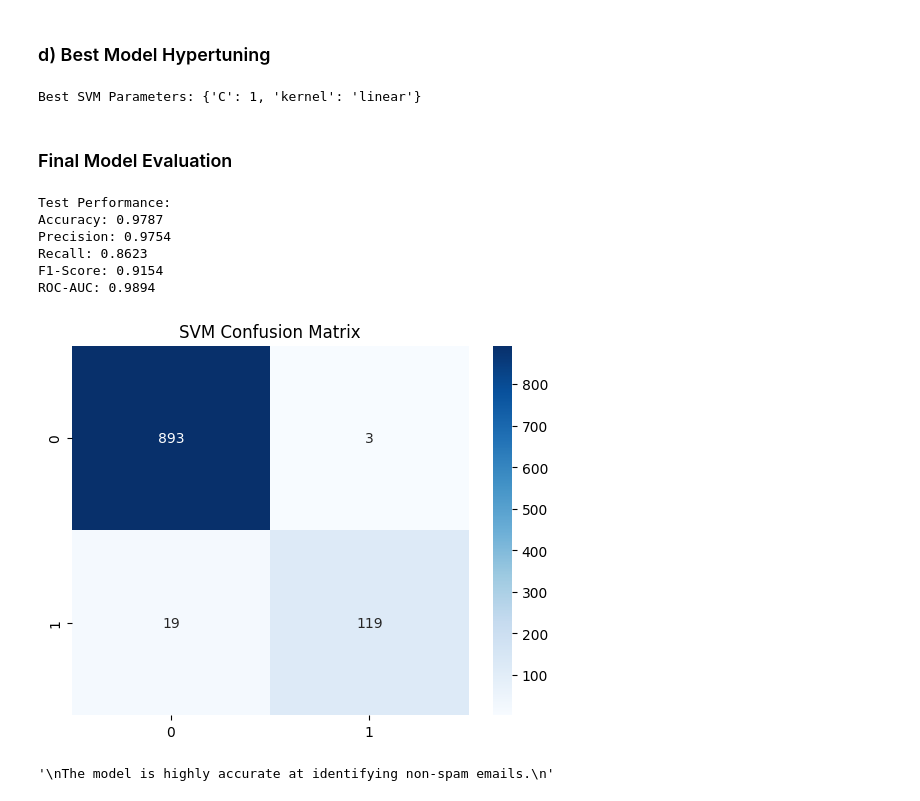
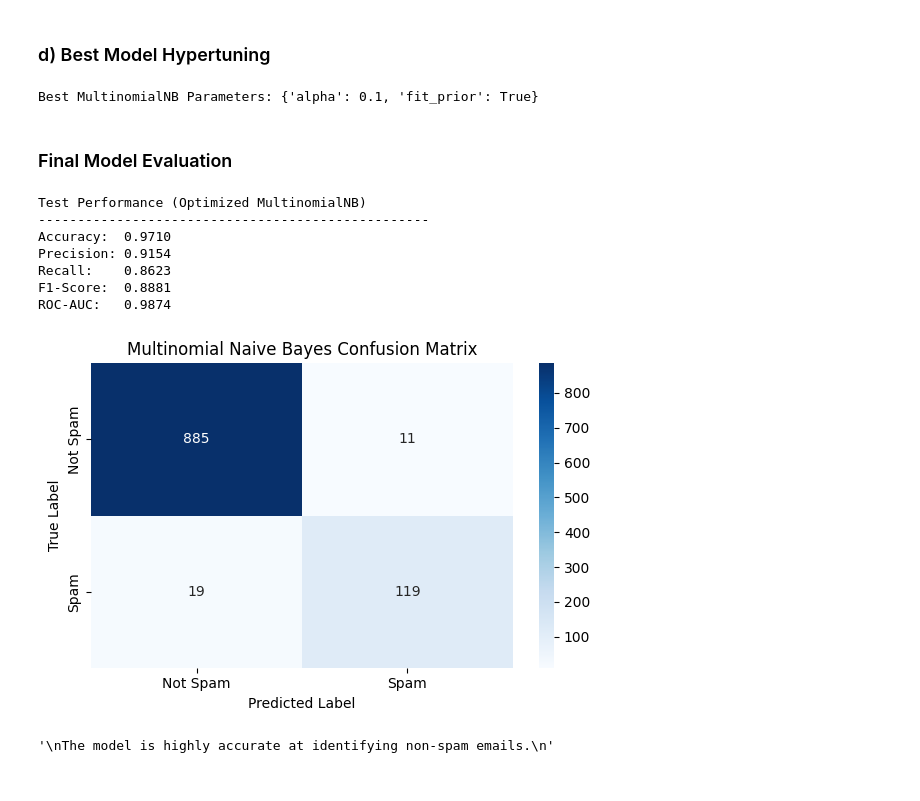
Before and after one commit to Sneha1908-Mahajan/Spam-Email-Detection, a Jupyter notebook: notebooks&graphs/spam_classifier.ipynb, the cells around one changed output. Cells and saved outputs as stored; diff of their text form; code cells hidden in the pictures.

```diff
--- a/notebooks&graphs/spam_classifier.ipynb
+++ b/notebooks&graphs/spam_classifier.ipynb
@@ -328,5 +418,3 @@ tfidf = TfidfVectorizer(max_features=3000)
-# %%
-X = tfidf.fit_transform(spam_data['transformed_messages']).toarray()
 # %%
 X.shape
 # %% [output]
@@ -351,8 +439,8 @@ models = {
     "NB": MultinomialNB(),
     "LogisticReg": LogisticRegression(solver='liblinear', penalty='l1'),
     "RanForest": RandomForestClassifier(n_estimators=50, random_state=2),
-    "SVM": SVC(kernel='sigmoid', gamma=1.0),
-    "GBoost": GradientBoostingClassifier(n_estimators=50,random_state=2)
+    "SVM": SVC(kernel='sigmoid', gamma=1.0, probability=True),
+    "GBoost": GradientBoostingClassifier(n_estimators=50, random_state=2)
 }
 # %%
 from sklearn.model_selection import cross_val_score
@@ -361,7 +449,7 @@ model_scores = {}
 for name, model in models.items():
     model.fit(X_train, y_train)
 
-    cv_score = cross_val_score(model, X_train, y_train, cv=3, scoring='f1')
+    cv_score = cross_val_score(model, X_train, y_train, cv=5, scoring='f1')
 
     model_scores[name] = {
         'Model': model,
@@ -503,52 +595,66 @@ Good Precision (0.9748): Few false positives.
 from sklearn.model_selection import GridSearchCV
 
 param_grid = {
-    'C': [0.1, 1, 10],
-    'kernel': ['linear', 'rbf']
+    'alpha': [0.1, 0.5, 1.0, 2.0],
+    'fit_prior': [True, False]
 }
 
-svm_grid = GridSearchCV(
-    SVC(probability=True, random_state=42),
+nb_grid = GridSearchCV(
+    MultinomialNB(),
     param_grid,
     cv=3,
     scoring='f1',
     n_jobs=-1
 )
 
-svm_grid.fit(X_train, y_train)
+nb_grid.fit(X_train, y_train)
 
-print("Best SVM Parameters:", svm_grid.best_params_)
+print("Best MultinomialNB Parameters:", nb_grid.best_params_)
 # %% [output]
-Best SVM Parameters: {'C': 1, 'kernel': 'linear'}
+Best MultinomialNB Parameters: {'alpha': 0.1, 'fit_prior': True}
 # %% [markdown]
 ### Final Model Evaluation
 # %%
-from sklearn.metrics import roc_curve, roc_auc_score
-best_svm = svm_grid.best_estimator_
+from sklearn.metrics import accuracy_score, precision_score, recall_score, f1_score,roc_curve, roc_auc_score
 
-y_pred = best_svm.predict(X_test)
-y_pred_proba = best_svm.predict_proba(X_test)[:, 1]
 
-print("Test Performance:")
-print(f"Accuracy: {accuracy_score(y_test, y_pred):.4f}")
+best_nb = nb_grid.best_estimator_
+
+y_pred = best_nb.predict(X_test)
+y_pred_proba = best_nb.predict_proba(X_test)[:, 1]
+
+print("\n\033[1mTest Performance (Optimized MultinomialNB)\033[0m")
+print("-" * 50)
+print(f"Accuracy:  {accuracy_score(y_test, y_pred):.4f}")
 print(f"Precision: {precision_score(y_test, y_pred):.4f}")
-print(f"Recall: {recall_score(y_test, y_pred):.4f}")
-print(f"F1-Score: {f1_score(y_test, y_pred):.4f}")
-print(f"ROC-AUC: {roc_auc_score(y_test, y_pred_proba):.4f}")
+print(f"Recall:    {recall_score(y_test, y_pred):.4f}")
+print(f"F1-Score:  {f1_score(y_test, y_pred):.4f}")
+print(f"ROC-AUC:   {roc_auc_score(y_test, y_pred_proba):.4f}")
 # %% [output]
-Test Performance:
-Accuracy: 0.9787
-Precision: 0.9754
-Recall: 0.8623
-F1-Score: 0.9154
-ROC-AUC: 0.9894
+Test Performance (Optimized MultinomialNB)
+--------------------------------------------------
+Accuracy:  0.9710
+Precision: 0.9154
+Recall:    0.8623
+F1-Score:  0.8881
+ROC-AUC:   0.9874
 # %%
-sns.heatmap(confusion_matrix(y_test, y_pred), annot=True, fmt='d', cmap='Blues')
-plt.title("SVM Confusion Matrix")
-plt.savefig('SVMConfusionMatrix.png')
+from sklearn.metrics import confusion_matrix
+plt.figure(figsize=(6, 4))
+sns.heatmap(confusion_matrix(y_test, y_pred),
+            annot=True,
+            fmt='d',
+            cmap='Blues',
+            xticklabels=['Not Spam', 'Spam'],
+            yticklabels=['Not Spam', 'Spam'])
+plt.title("Multinomial Naive Bayes Confusion Matrix")
+plt.xlabel("Predicted Label")
+plt.ylabel("True Label")
+plt.tight_layout()
+plt.savefig('NBConfusionMatrix.png')
 plt.show()
 # %% [output]
-[figure, old version]
+[figure, new version]
 # %%
 '''
 The model is highly accurate at identifying non-spam emails.
```
Also changed, not shown: parts of 17 cells of this notebook, 12 other files.
